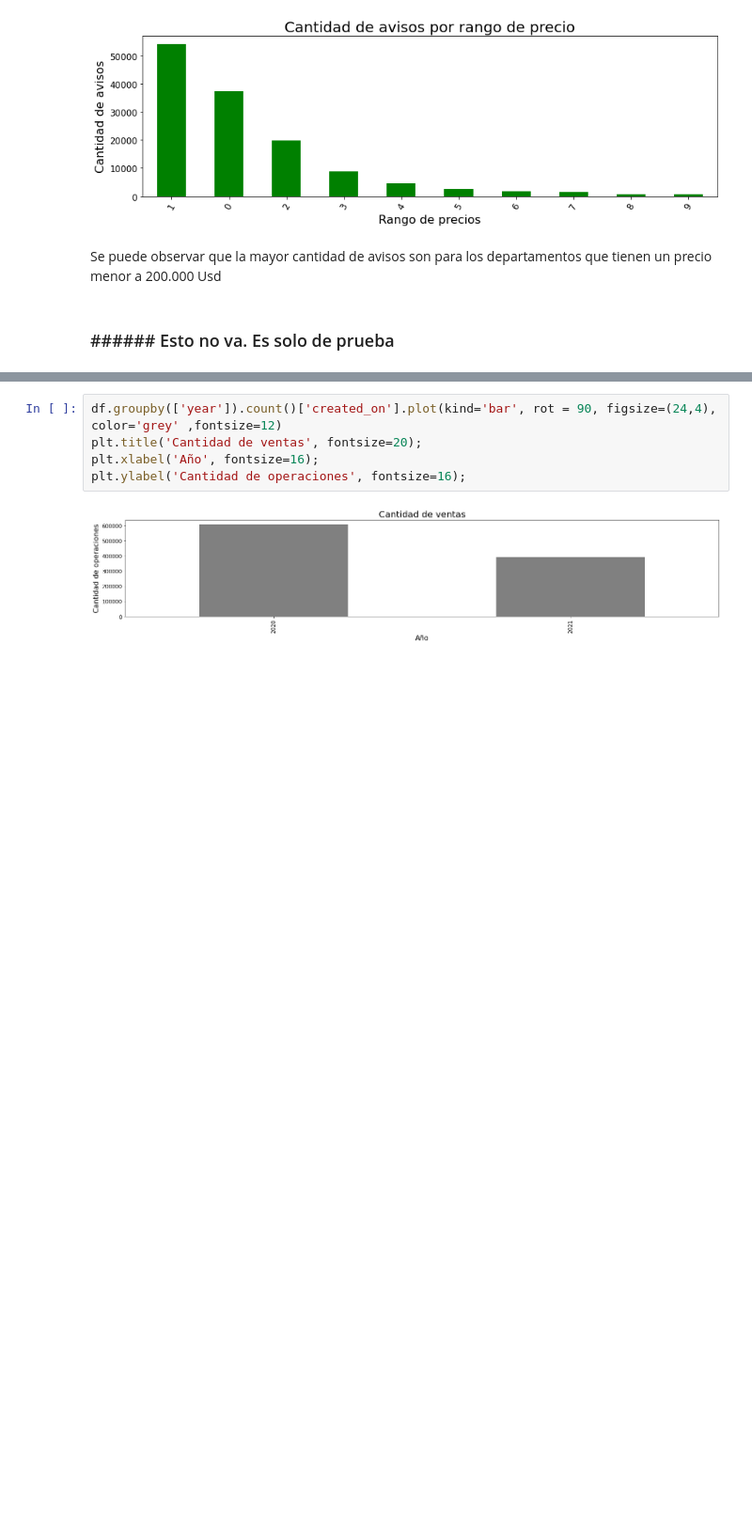
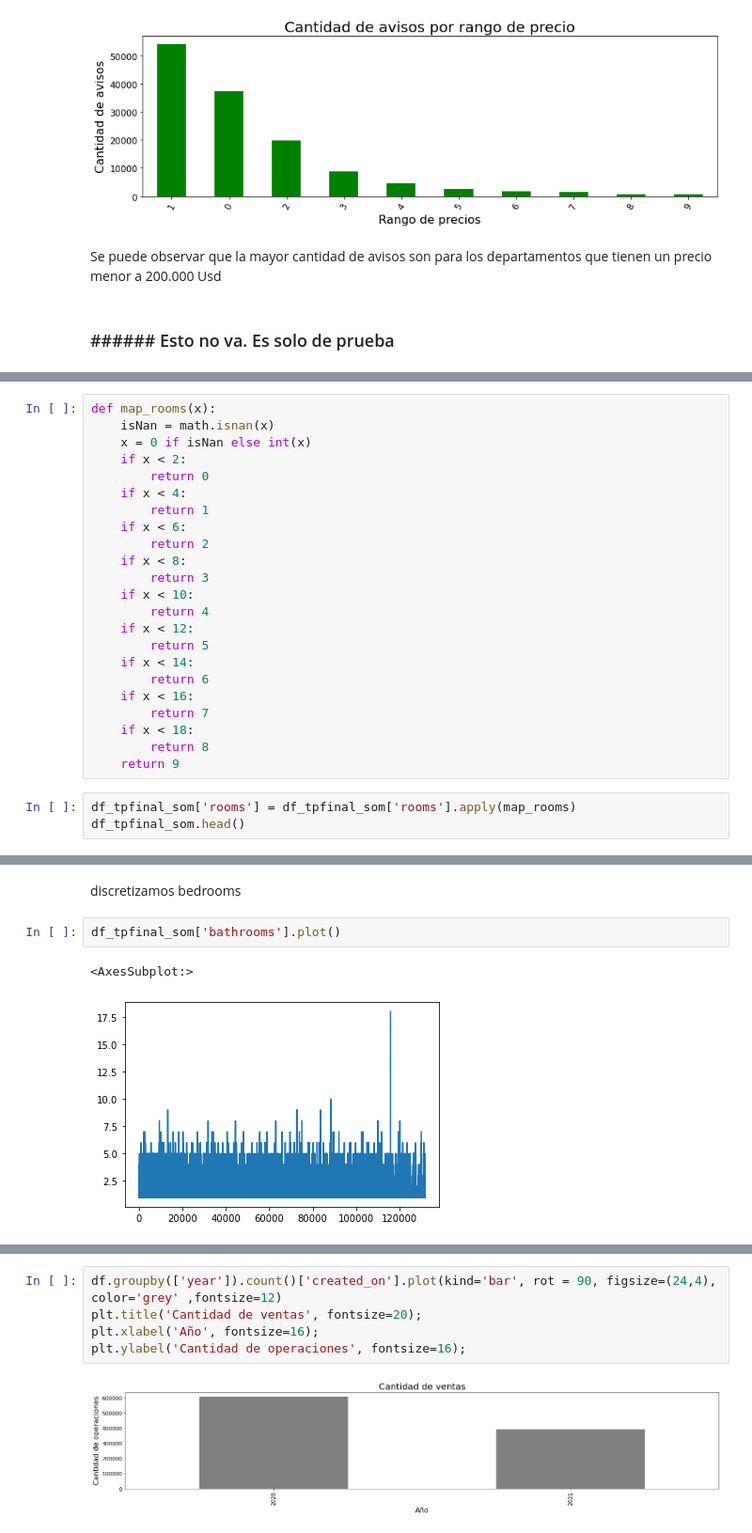
Before and after one commit to crisnicogonzalez/tp-final-isi, a Jupyter notebook: tp-analisis-2022.ipynb, the cells around one changed output, grey strips where cells are left out. Shown at 94% size. Cells and saved outputs as stored; diff of their text form; blank space fills up the shorter version.

```diff
--- a/tp-analisis-2022.ipynb
+++ b/tp-analisis-2022.ipynb
@@ -434,0 +509,26 @@ Se puede observar que la mayor cantidad de avisos son para los departamentos que
+# %%
+def map_rooms(x):
+    isNan = math.isnan(x)
+    x = 0 if isNan else int(x)
+    if x < 2:
+        return 0
+    if x < 4:
+        return 1
+    if x < 6:
+        return 2
+    if x < 8:
+        return 3
+    if x < 10:
+        return 4
+    if x < 12:
+        return 5
+    if x < 14:
+        return 6
+    if x < 16:
+        return 7
+    if x < 18:
+        return 8
+    return 9
+# %%
+df_tpfinal_som['rooms'] = df_tpfinal_som['rooms'].apply(map_rooms)
+df_tpfinal_som.head()
@@ -434,0 +542,7 @@ Se puede observar que la mayor cantidad de avisos son para los departamentos que
+# %% [markdown]
+discretizamos bedrooms
+# %%
+df_tpfinal_som['bathrooms'].plot()
+# %% [output]
+<AxesSubplot:>
+[figure, added]
```
Also changed, not shown: parts of 30 cells of this notebook.
